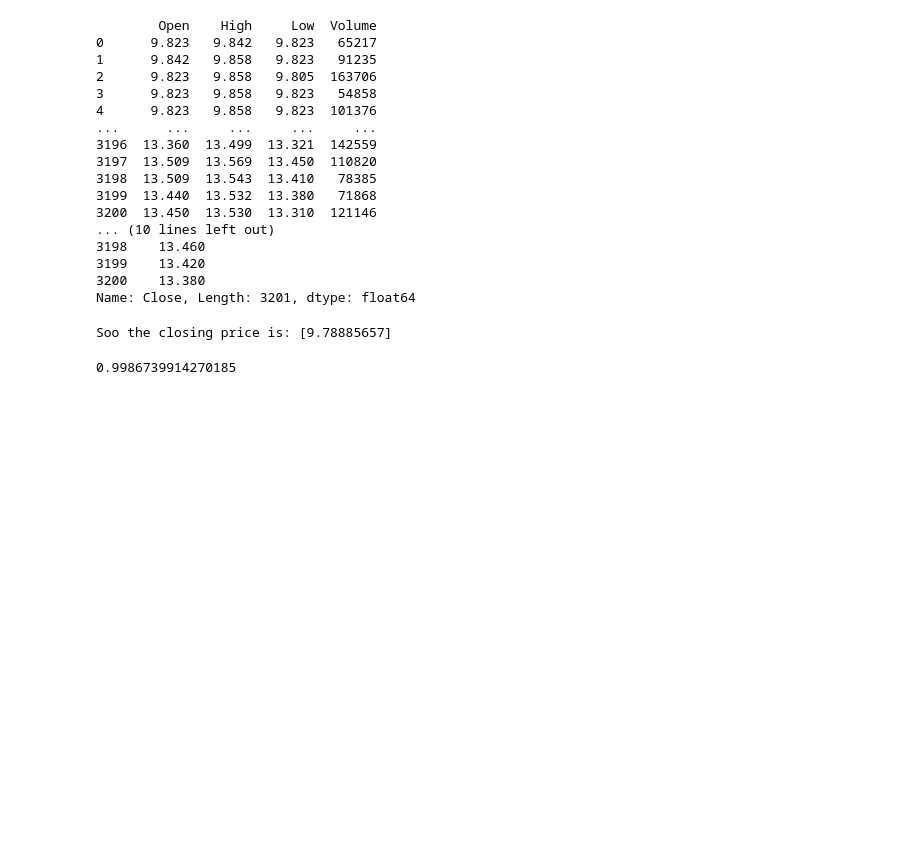
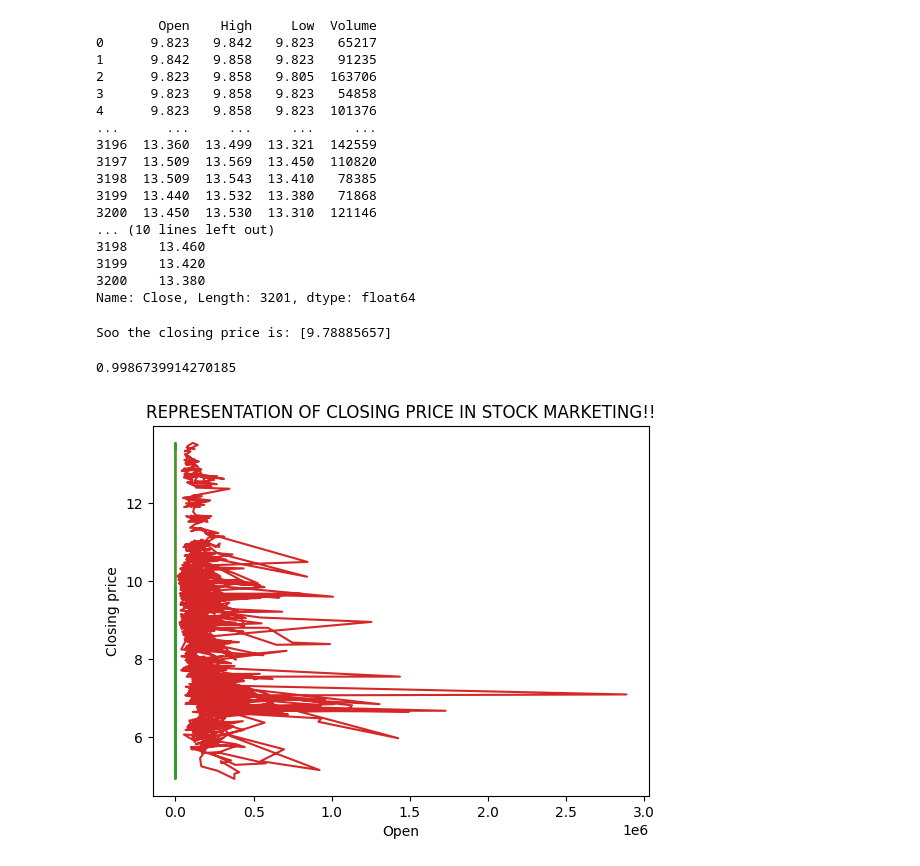
Before and after one commit to Saisneha0209/Machine-Learning, a Jupyter notebook: Stock_Market_Prediction.ipynb, the cells around one changed output. Cells and saved outputs as stored; diff of their text form; code cells hidden in the pictures; blank space fills up the shorter version.

```diff
--- a/Stock_Market_Prediction.ipynb
+++ b/Stock_Market_Prediction.ipynb
@@ -65,3 +65,15 @@ accuracy = np.sqrt(mean_squared_error(y_test,pred))
 print(r2)
 # %% [output]
 0.9986739914270185
+# %%
+import matplotlib.pyplot as plt
+df=pd.read_csv('ztr.us.csv')
+x = df[["Open","High","Low","Volume"]]
+y=df["Close"]
+plt.plot(x,y)
+plt.title("REPRESENTATION OF CLOSING PRICE IN STOCK MARKETING!!")
+plt.xlabel('Open')
+plt.ylabel('Closing price')
+plt.show()
+# %% [output]
+[figure, added]
```
